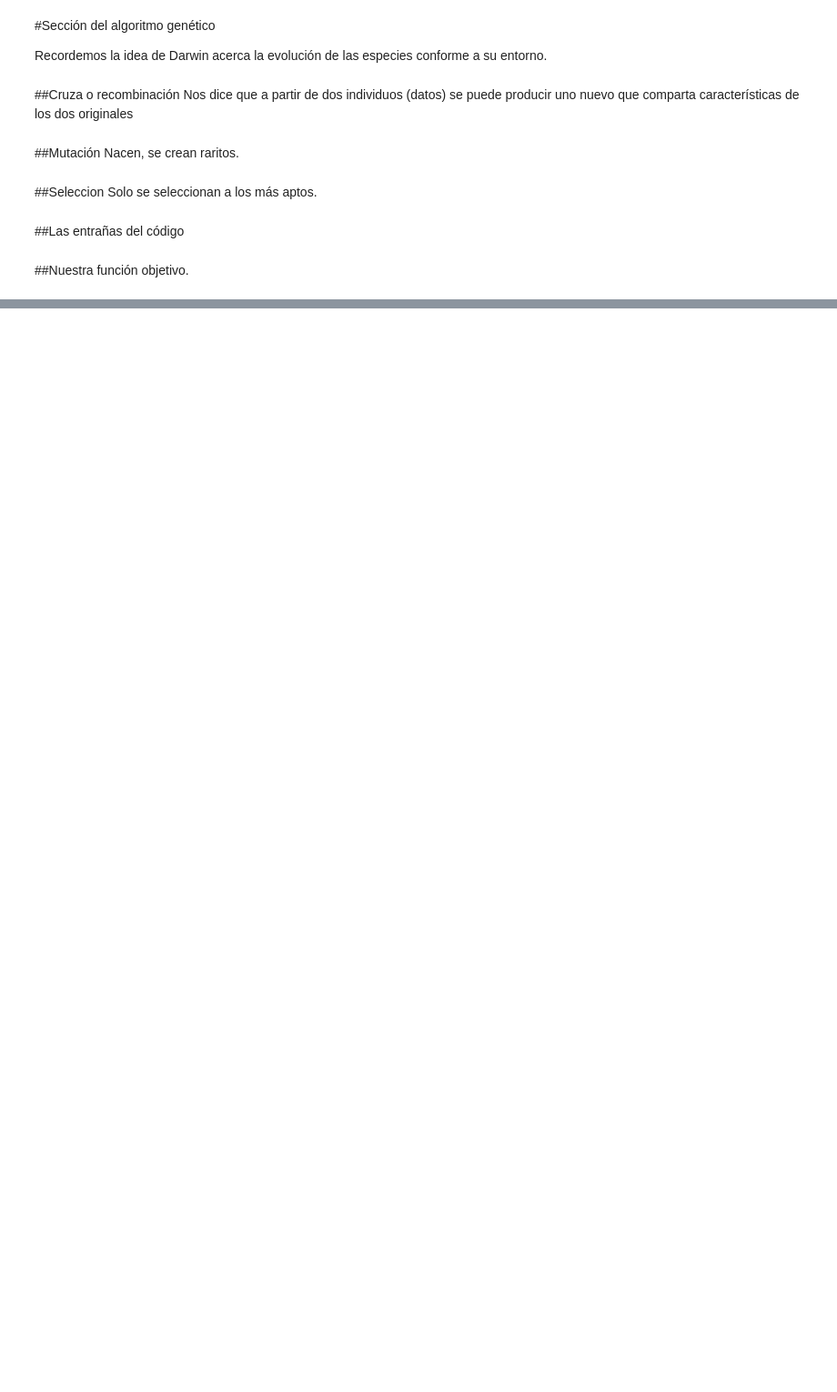
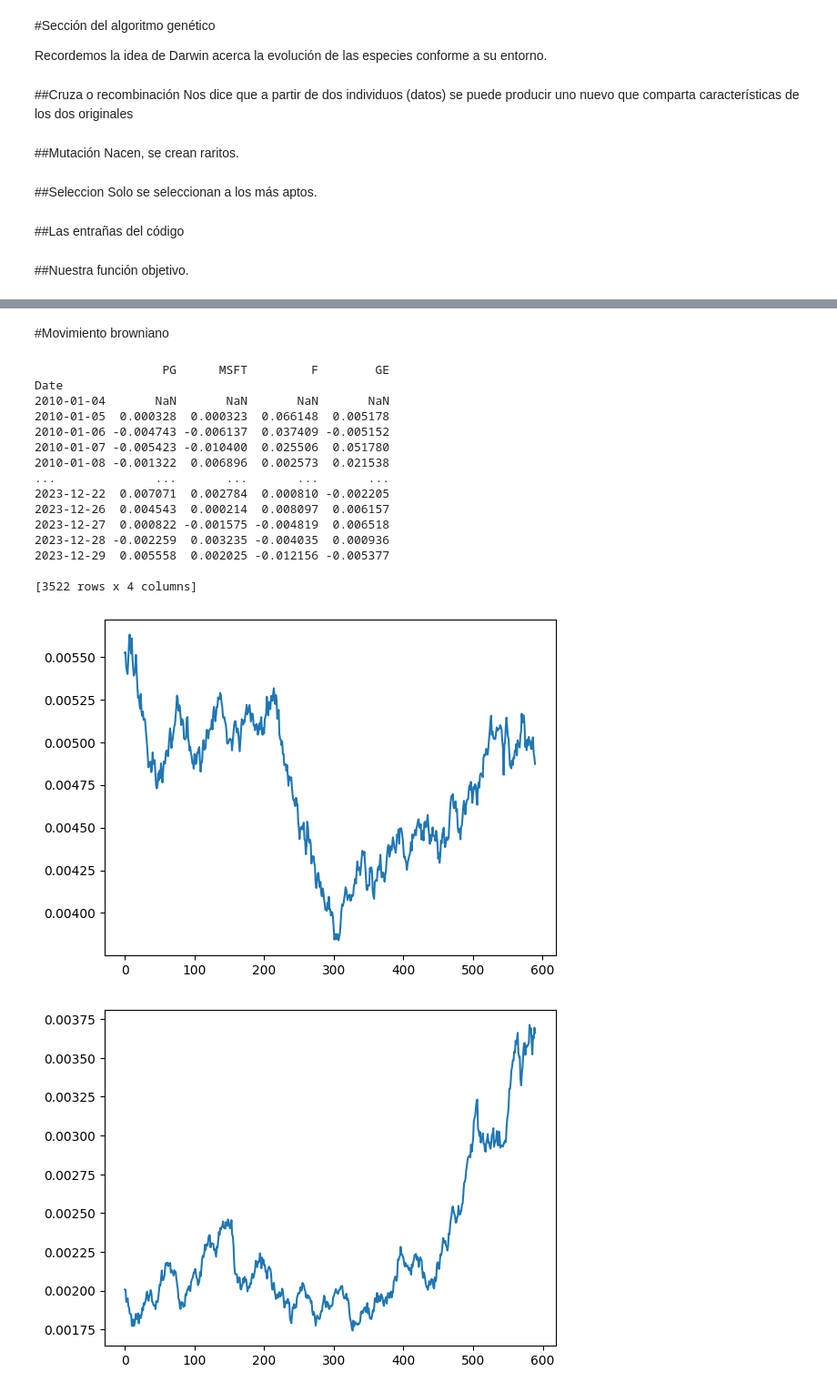
Before and after one commit to Vixuz144/Simulacion2, a Jupyter notebook: Copia_de_portafolio.ipynb, the cells around one changed output, grey strips where cells are left out. Shown at 91% size. Drawn from its saved outputs; the diff is of its cells as text; code cells hidden in the pictures; blank space fills up the shorter version.

```diff
--- a/Copia_de_portafolio.ipynb
+++ b/Copia_de_portafolio.ipynb
@@ -312,0 +313,40 @@ print(f([0,1,0,0]))
+# %% [markdown]
+#Movimiento browniano
+# %%
+from random import gauss
+returns = (mydata / mydata.shift(1))-1
+# returns = mydata
+print (returns)
+
+acciones = ["PG", "MSFT", "F", "GE"]
+
+T = 590
+for a in acciones:
+  m = np.mean(returns[a])
+  v = np.var(returns[a], ddof = 1)
+  p0 = returns[a][-1]
+  p = p0
+  l = []
+  for t in range(1, T+1):
+    p = p*np.exp(m + np.sqrt(v)*gauss(0,1))
+    l.append(p)
+  plt.plot(l)
+  plt.show()
+# %% [output]
+                  PG      MSFT         F        GE
+Date
+2010-01-04       NaN       NaN       NaN       NaN
+2010-01-05  0.000328  0.000323  0.066148  0.005178
+2010-01-06 -0.004743 -0.006137  0.037409 -0.005152
+2010-01-07 -0.005423 -0.010400  0.025506  0.051780
+2010-01-08 -0.001322  0.006896  0.002573  0.021538
+...              ...       ...       ...       ...
+2023-12-22  0.007071  0.002784  0.000810 -0.002205
+2023-12-26  0.004543  0.000214  0.008097  0.006157
+2023-12-27  0.000822 -0.001575 -0.004819  0.006518
+2023-12-28 -0.002259  0.003235 -0.004035  0.000936
+2023-12-29  0.005558  0.002025 -0.012156 -0.005377
+
+[3522 rows x 4 columns]
+[figure, added]
+[figure, added]
```
Also changed, not shown: parts of 13 cells of this notebook.
